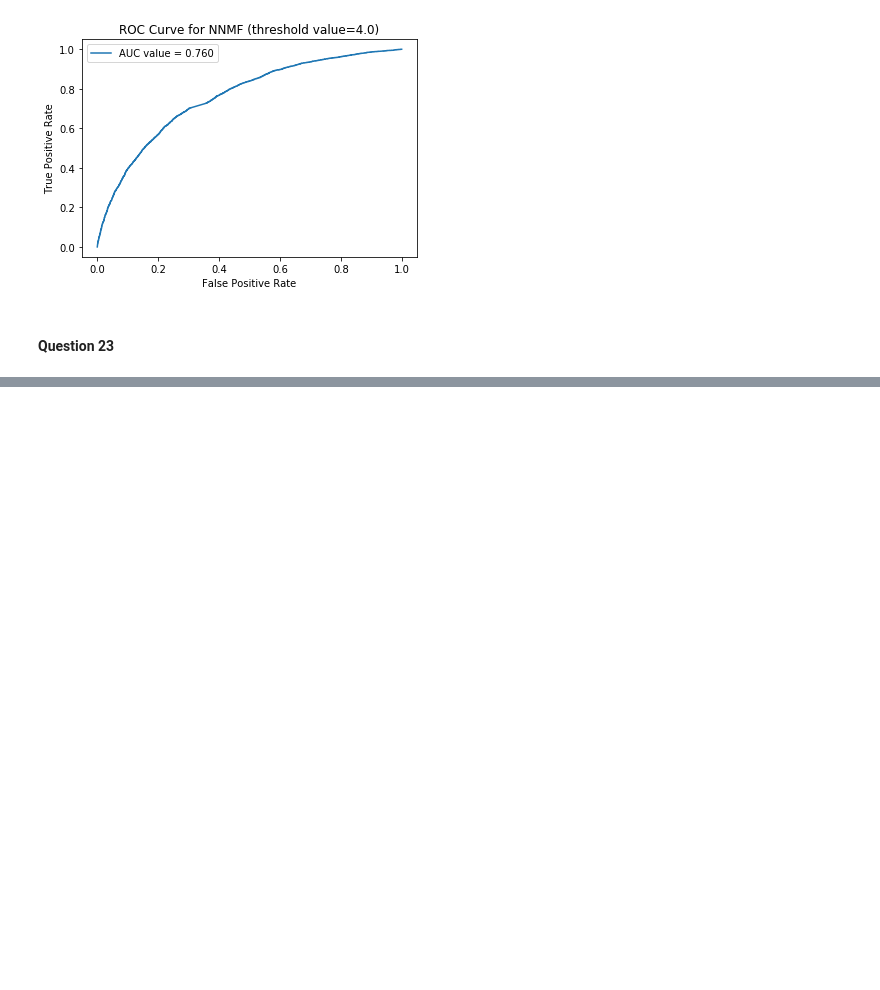
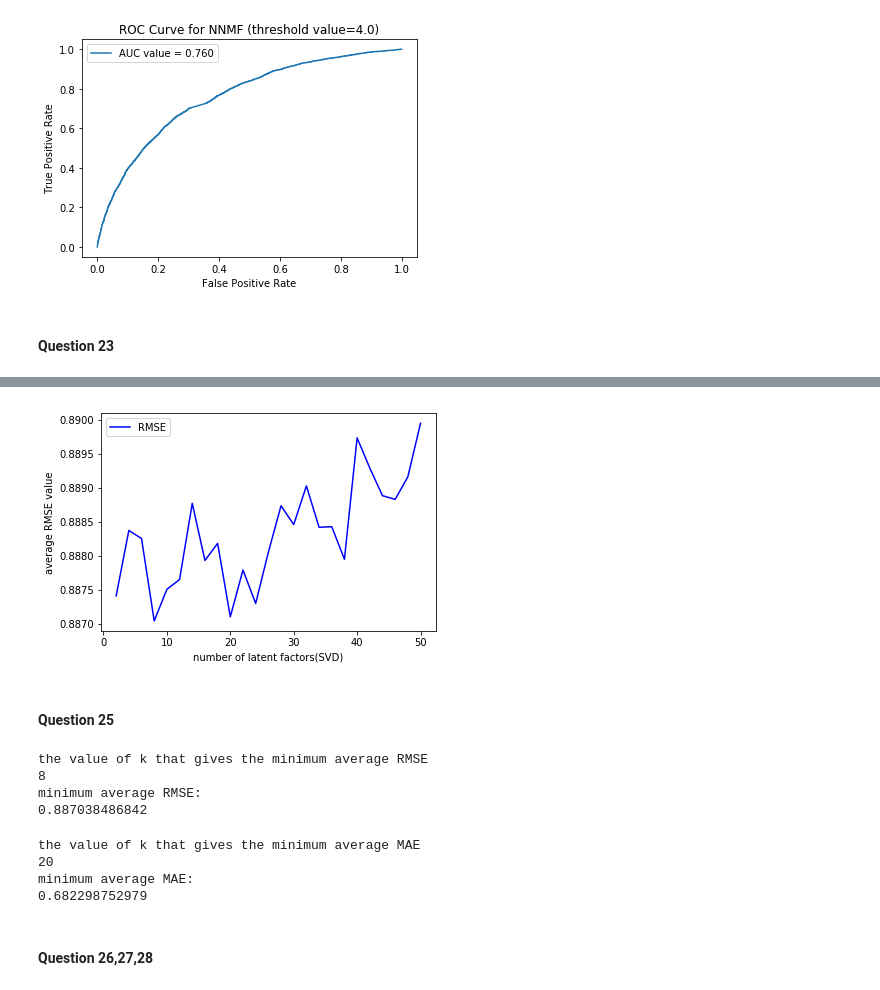
Before and after one commit to popo0293/EE219Project3, a Jupyter notebook: Project3.ipynb, the cells around one changed output, grey strips where cells are left out. Cells and saved outputs as stored; diff of their text form; code cells hidden in the pictures; blank space fills up the shorter version.

```diff
--- a/Project3.ipynb
+++ b/Project3.ipynb
@@ -543,0 +606,34 @@ algo = NMF(n_factors=k_q23)
+# %%
+l2, = plt.plot(k_svd, rmse_svd, 'b-', label='RMSE')
+plt.xlabel('number of latent factors(SVD)')
+plt.ylabel('average RMSE value')
+plt.legend(handles=[l2])
+plt.show()
+# %% [output]
+[figure, added]
+# %% [markdown]
+#### Question 25
+# %%
+i = np.argsort(rmse_svd)[0]
+print('the value of k that gives the minimum average RMSE')
+print(k_svd[i])
+print('minimum average RMSE:')
+print(rmse_svd[i])
+# %% [output]
+the value of k that gives the minimum average RMSE
+8
+minimum average RMSE:
+0.887038486842
+# %%
+i = np.argsort(mae_svd)[0]
+print('the value of k that gives the minimum average MAE')
+print(k_svd[i])
+print('minimum average MAE:')
+print(mae_svd[i])
+# %% [output]
+the value of k that gives the minimum average MAE
+20
+minimum average MAE:
+0.682298752979
+# %% [markdown]
+#### Question 26,27,28
```
Also changed, not shown: parts of 19 cells of this notebook, 6 other files.
